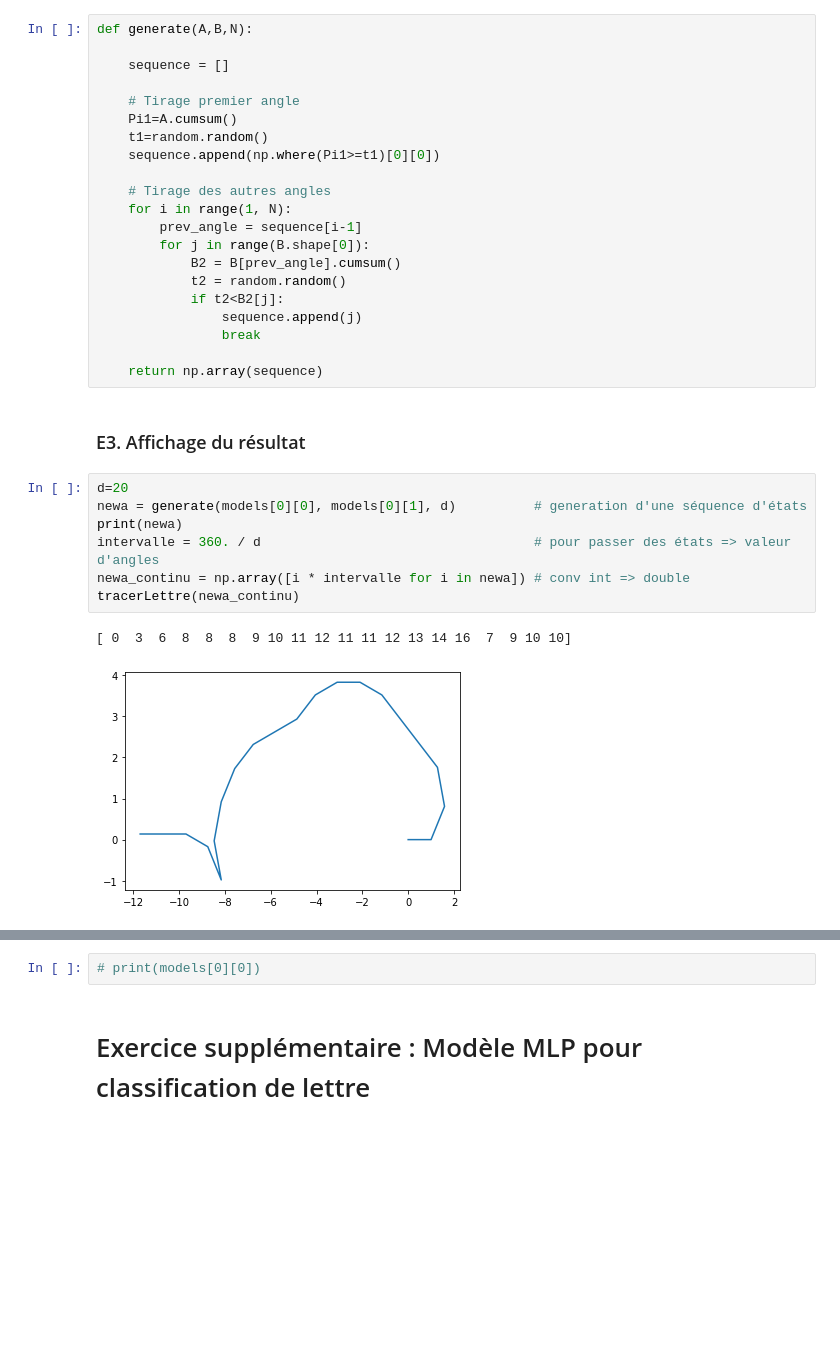
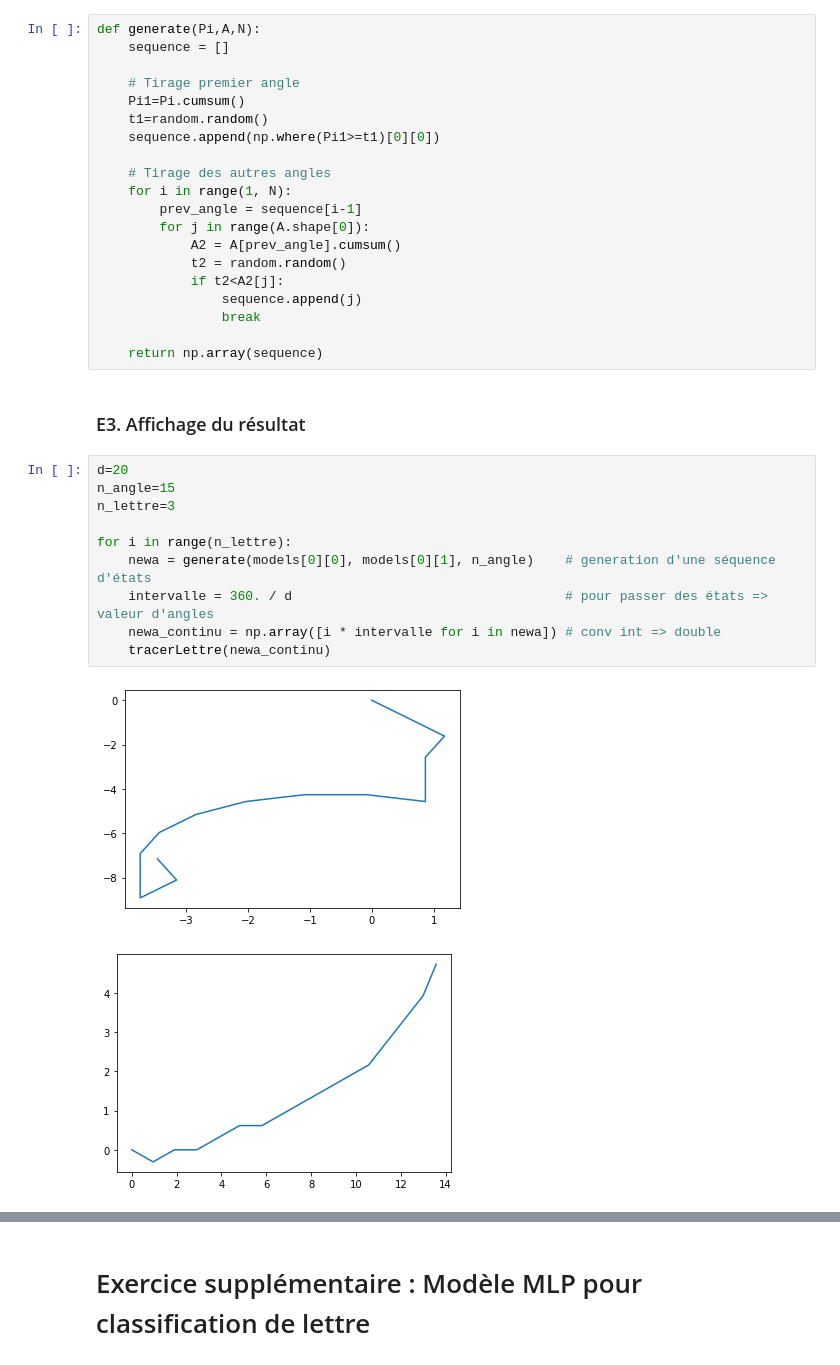
Before and after one commit to hanzopgp/MasterBioInformaticsPTs, a Jupyter notebook: S1/MAPSI/TME/TME6/enonce/TME6DurandKordon.ipynb, the cells around one changed output, grey strips where cells are left out. Drawn from its saved outputs; the diff is of its cells as text; blank space fills up the shorter version.

```diff
--- a/S1/MAPSI/TME/TME6/enonce/TME6DurandKordon.ipynb
+++ b/S1/MAPSI/TME/TME6/enonce/TME6DurandKordon.ipynb
@@ -618,20 +576,19 @@ Utiliser les modèles appris pour générer de nouvelles lettres manuscrites.
 # %%
-def generate(A,B,N):
-
+def generate(Pi,A,N):
     sequence = []
 
     # Tirage premier angle
-    Pi1=A.cumsum()
+    Pi1=Pi.cumsum()
     t1=random.random()
     sequence.append(np.where(Pi1>=t1)[0][0])
 
     # Tirage des autres angles
     for i in range(1, N):
         prev_angle = sequence[i-1]
-        for j in range(B.shape[0]):
-            B2 = B[prev_angle].cumsum()
+        for j in range(A.shape[0]):
+            A2 = A[prev_angle].cumsum()
             t2 = random.random()
-            if t2<B2[j]:
+            if t2<A2[j]:
                 sequence.append(j)
                 break
 
@@ -640,11 +597,14 @@ def generate(A,B,N):
 ### E3. Affichage du résultat
 # %%
 d=20
-newa = generate(models[0][0], models[0][1], d)          # generation d'une séquence d'états
-print(newa)
-intervalle = 360. / d                                   # pour passer des états => valeur d'angles
-newa_continu = np.array([i * intervalle for i in newa]) # conv int => double
-tracerLettre(newa_continu)
+n_angle=15
+n_lettre=3
+
+for i in range(n_lettre):
+    newa = generate(models[0][0], models[0][1], n_angle)    # generation d'une séquence d'états
+    intervalle = 360. / d                                   # pour passer des états => valeur d'angles
+    newa_continu = np.array([i * intervalle for i in newa]) # conv int => double
+    tracerLettre(newa_continu)
 # %% [output]
-[ 0  3  6  8  8  8  9 10 11 12 11 11 12 13 14 16  7  9 10 10]
-[figure, old version]
+[figure, new version]
+[figure, added]
@@ -651,5 +612,3 @@ tracerLettre(newa_continu)
-# %%
-# print(models[0][0])
 # %% [markdown]
 # Exercice supplémentaire : Modèle MLP pour classification de lettre
 # %%
```
Also changed, not shown: parts of 12 cells of this notebook.
